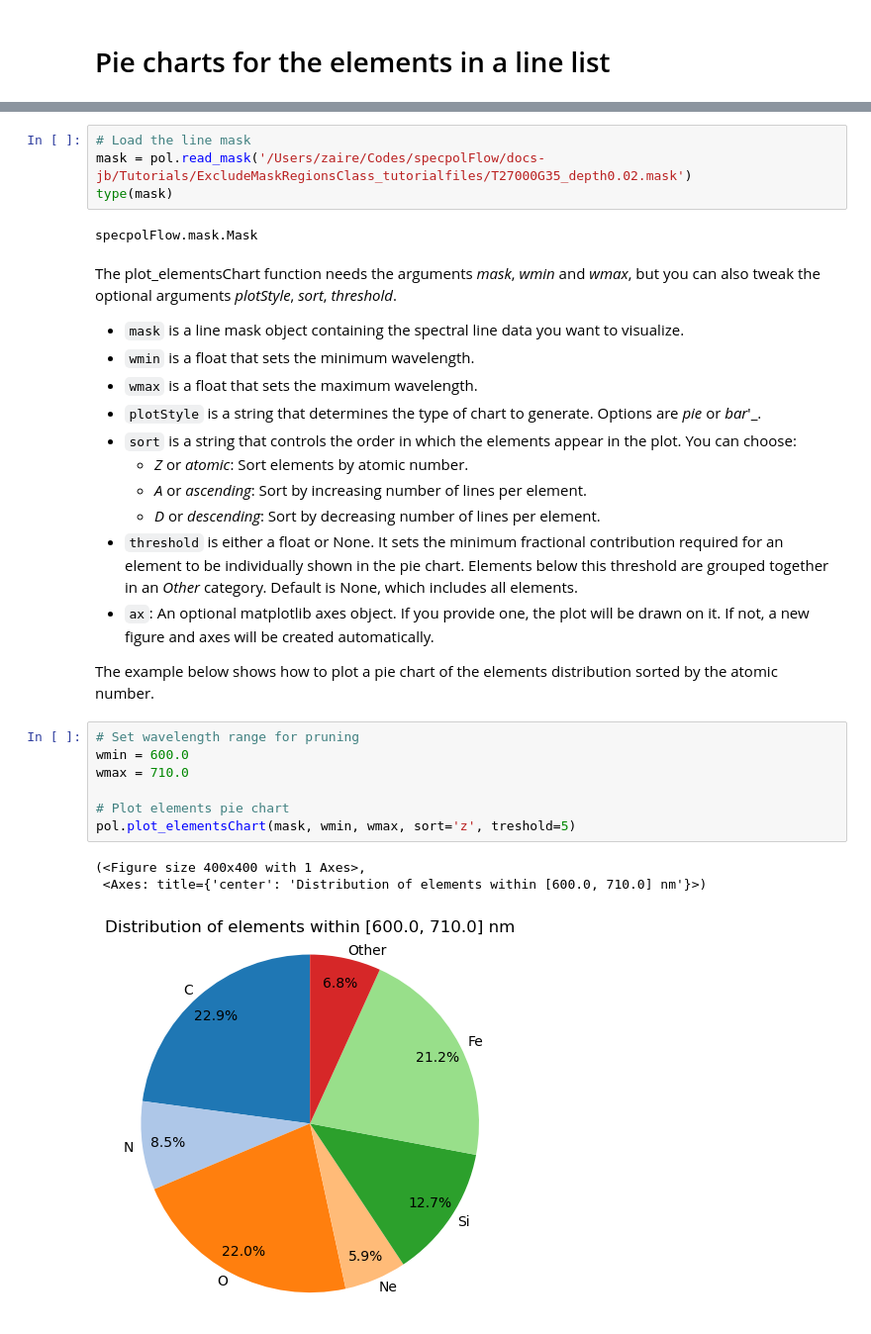
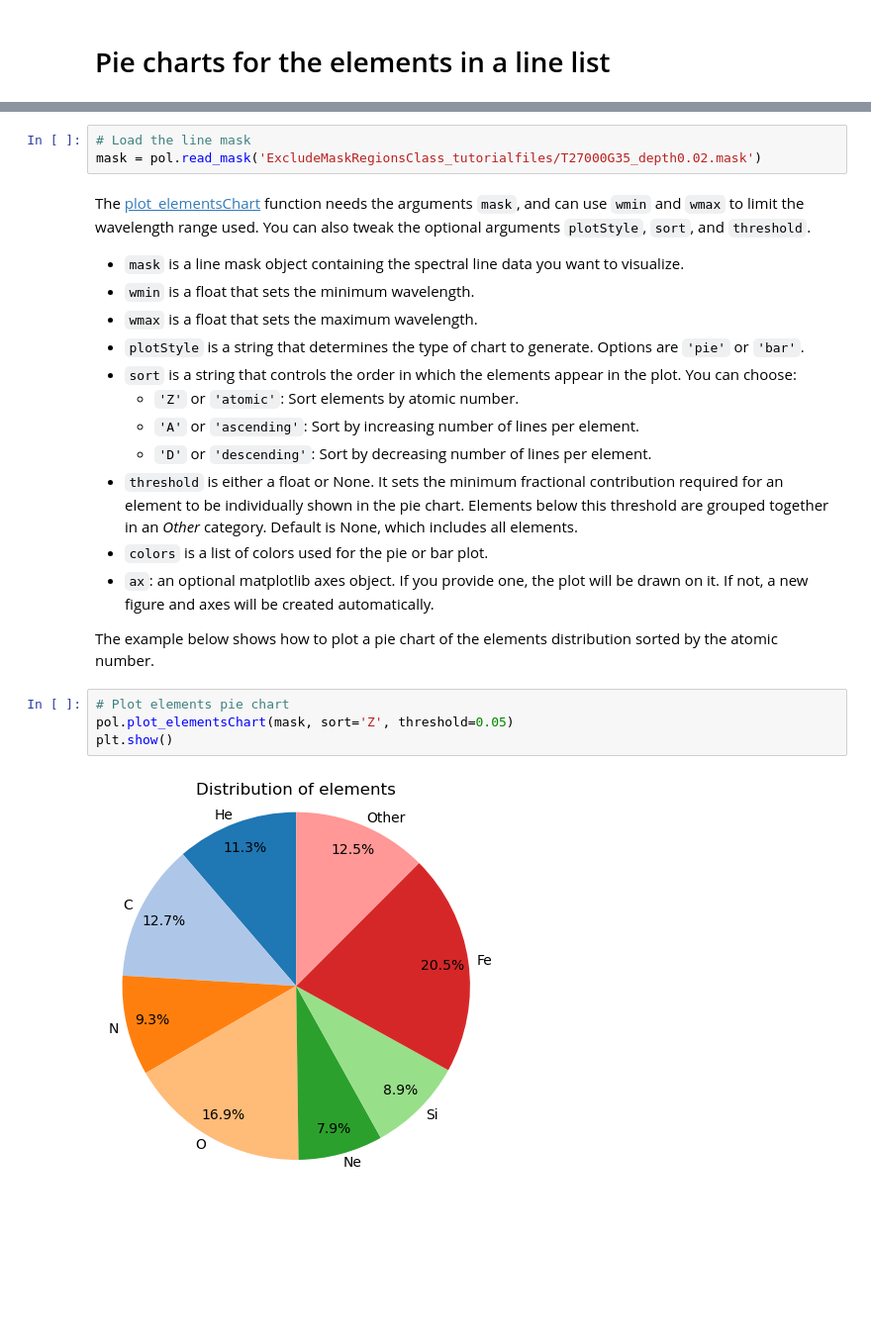
Before and after one commit to folsomcp/specpolFlow, a Jupyter notebook: docs-jb/Tutorials/PlotElementsPieChart_Tutorial.ipynb, the cells around one changed output, grey strips where cells are left out. Shown at 99% size. Cells and saved outputs as stored; diff of their text form; blank space fills up the shorter version.

Commit message:
updated the tutorial for plot_elementsChart()

```diff
--- a/docs-jb/Tutorials/PlotElementsPieChart_Tutorial.ipynb
+++ b/docs-jb/Tutorials/PlotElementsPieChart_Tutorial.ipynb
@@ -10,33 +12,26 @@ In the example below, we use the line mask created in the [Mask Class Tutorial](
 # %%
 # Load the line mask
-mask = pol.read_mask('/Users/zaire/Codes/specpolFlow/docs-jb/Tutorials/ExcludeMaskRegionsClass_tutorialfiles/T27000G35_depth0.02.mask')
-type(mask)
+mask = pol.read_mask('ExcludeMaskRegionsClass_tutorialfiles/T27000G35_depth0.02.mask')
-# %% [output]
-specpolFlow.mask.Mask
 # %% [markdown]
-The plot_elementsChart function needs the arguments _mask_, _wmin_ and _wmax_, but you can also tweak the optional arguments _plotStyle_, _sort_, _threshold_.
+The [plot_elementsChart](plot_elementsChart) function needs the arguments `mask`, and can use `wmin` and `wmax` to limit the wavelength range used. You can also tweak the optional arguments `plotStyle`, `sort`, and `threshold`.
 - `mask` is a line mask object containing the spectral line data you want to visualize.
 - `wmin` is a float that sets the minimum wavelength.
 - `wmax` is a float that sets the maximum wavelength.
-- `plotStyle` is a string that determines the type of chart to generate. Options are _pie_ or _bar_'_.
+- `plotStyle` is a string that determines the type of chart to generate. Options are `'pie'` or `'bar'`.
 - `sort` is a string that controls the order in which the elements appear in the plot. You can choose:
-    - _Z_ or _atomic_: Sort elements by atomic number.
-    - _A_ or _ascending_: Sort by increasing number of lines per element.
-    - _D_ or _descending_: Sort by decreasing number of lines per element.
+    - `'Z'` or `'atomic'`: Sort elements by atomic number.
+    - `'A'` or `'ascending'`: Sort by increasing number of lines per element.
+    - `'D'` or `'descending'`: Sort by decreasing number of lines per element.
 - `threshold` is either a float or None. It sets the minimum fractional contribution required for an element to be individually shown in the pie chart. Elements below this threshold are grouped together in an _Other_ category. Default is None, which includes all elements.
-- `ax`: An optional matplotlib axes object. If you provide one, the plot will be drawn on it. If not, a new figure and axes will be created automatically.
+- `colors` is a list of colors used for the pie or bar plot.
+- `ax`: an optional matplotlib axes object. If you provide one, the plot will be drawn on it. If not, a new figure and axes will be created automatically.
 
 
 The example below shows how to plot a pie chart of the elements distribution sorted by the atomic number.
 # %%
-# Set wavelength range for pruning
-wmin = 600.0
-wmax = 710.0
-
 # Plot elements pie chart
-pol.plot_elementsChart(mask, wmin, wmax, sort='z', treshold=5)
+pol.plot_elementsChart(mask, sort='Z', threshold=0.05)
+plt.show()
 # %% [output]
-(<Figure size 400x400 with 1 Axes>,
- <Axes: title={'center': 'Distribution of elements within [600.0, 710.0] nm'}>)
-[figure, old version]
+[figure, new version]
 # %% [markdown]
```
Also changed, not shown: parts of 7 cells of this notebook, 1 other file.
